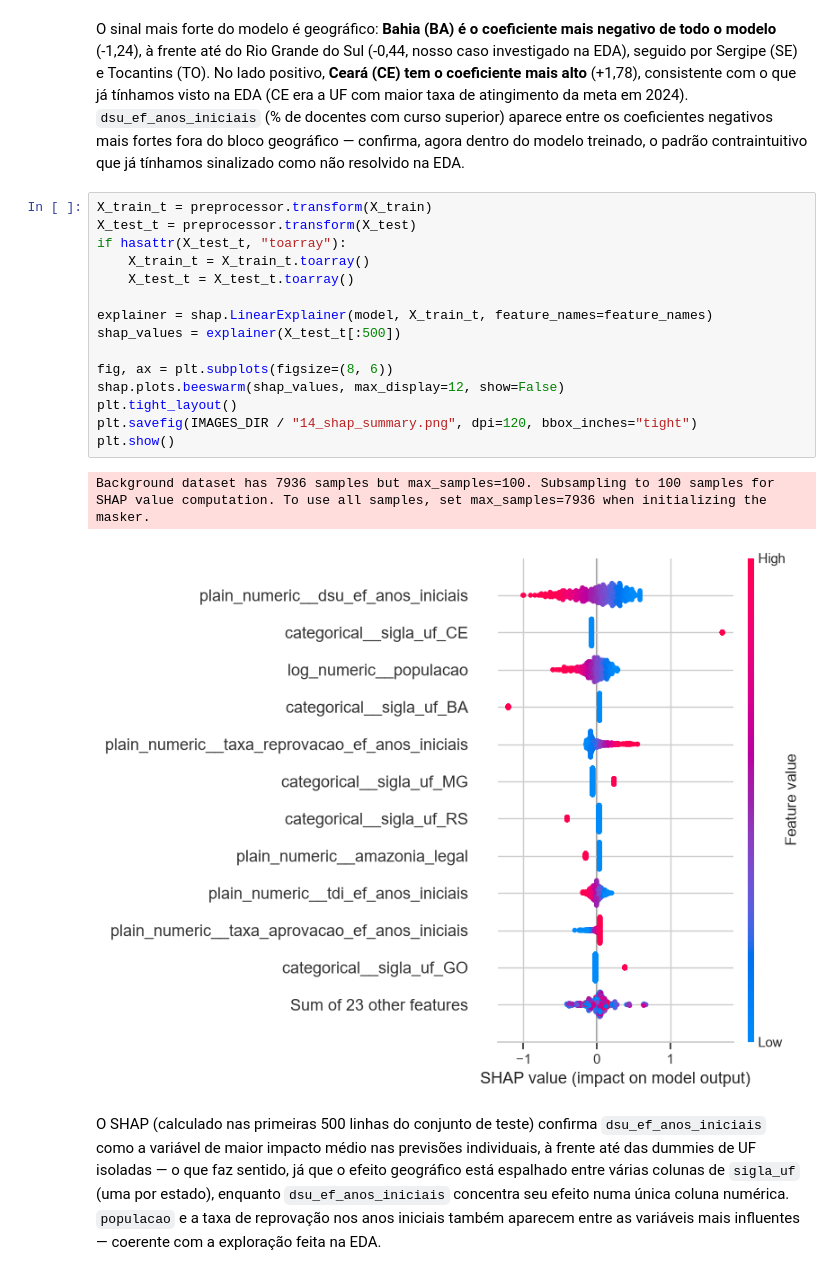
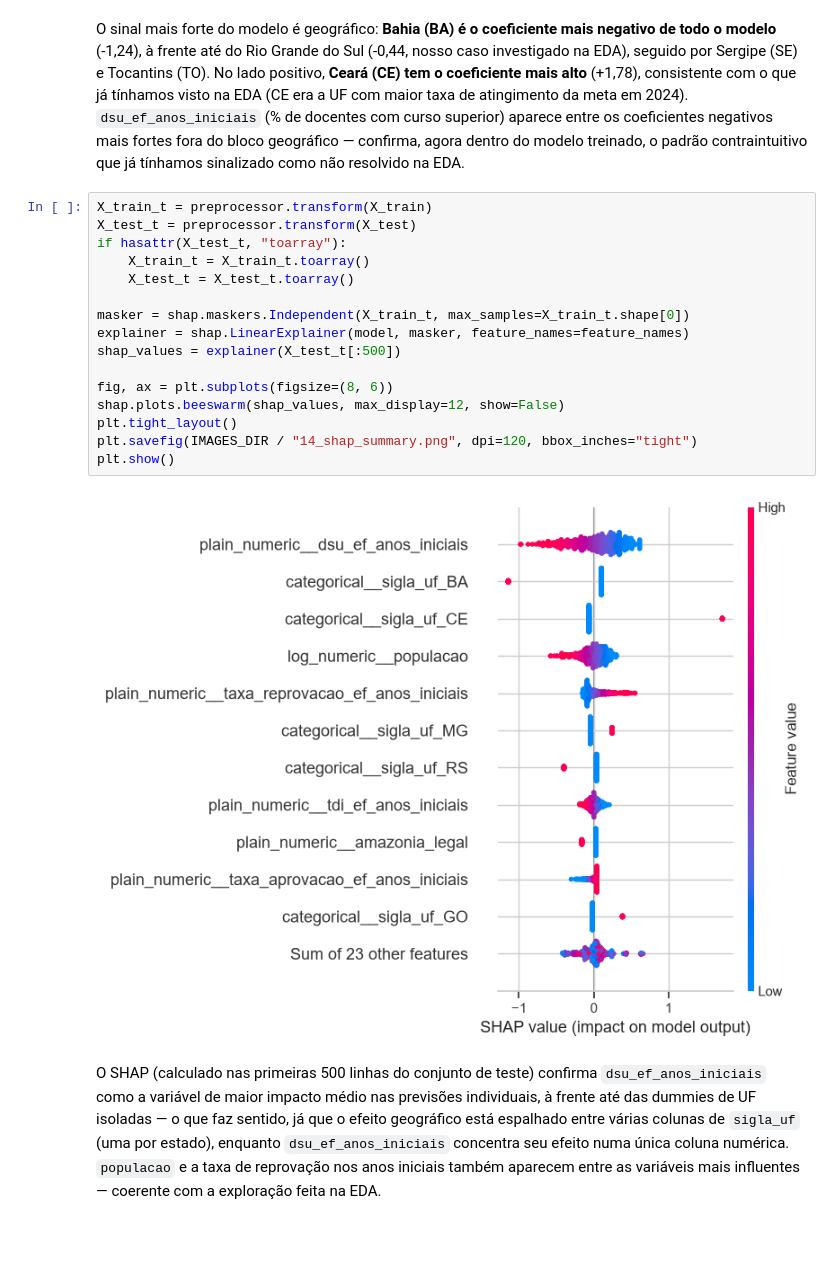
Before and after one commit to gustavo-leitao/Tech-Challenge-3, a Jupyter notebook: notebooks/02_modelagem.ipynb, the cells around one changed output. Drawn from its saved outputs; the diff is of its cells as text; blank space fills up the shorter version.

```diff
--- a/notebooks/02_modelagem.ipynb
+++ b/notebooks/02_modelagem.ipynb
@@ -168,21 +168,21 @@ O sinal mais forte do modelo é geográfico: **Bahia (BA) é o coeficiente mais
 # %%
 X_train_t = preprocessor.transform(X_train)
 X_test_t = preprocessor.transform(X_test)
 if hasattr(X_test_t, "toarray"):
     X_train_t = X_train_t.toarray()
     X_test_t = X_test_t.toarray()
 
-explainer = shap.LinearExplainer(model, X_train_t, feature_names=feature_names)
+masker = shap.maskers.Independent(X_train_t, max_samples=X_train_t.shape[0])
+explainer = shap.LinearExplainer(model, masker, feature_names=feature_names)
 shap_values = explainer(X_test_t[:500])
 
 fig, ax = plt.subplots(figsize=(8, 6))
 shap.plots.beeswarm(shap_values, max_display=12, show=False)
 plt.tight_layout()
 plt.savefig(IMAGES_DIR / "14_shap_summary.png", dpi=120, bbox_inches="tight")
 plt.show()
 # %% [output]
-Background dataset has 7936 samples but max_samples=100. Subsampling to 100 samples for SHAP value computation. To use all samples, set max_samples=7936 when initializing the masker.
-[figure, old version]
+[figure, new version]
 # %% [markdown]
 O SHAP (calculado nas primeiras 500 linhas do conjunto de teste) confirma `dsu_ef_anos_iniciais` como a variável de maior impacto médio nas previsões individuais, à frente até das dummies de UF isoladas — o que faz sentido, já que o efeito geográfico está espalhado entre várias colunas de `sigla_uf` (uma por estado), enquanto `dsu_ef_anos_iniciais` concentra seu efeito numa única coluna numérica. `populacao` e a taxa de reprovação nos anos iniciais também aparecem entre as variáveis mais influentes — coerente com a exploração feita na EDA.
 # %%
```
Also changed, not shown: 6 other files.
